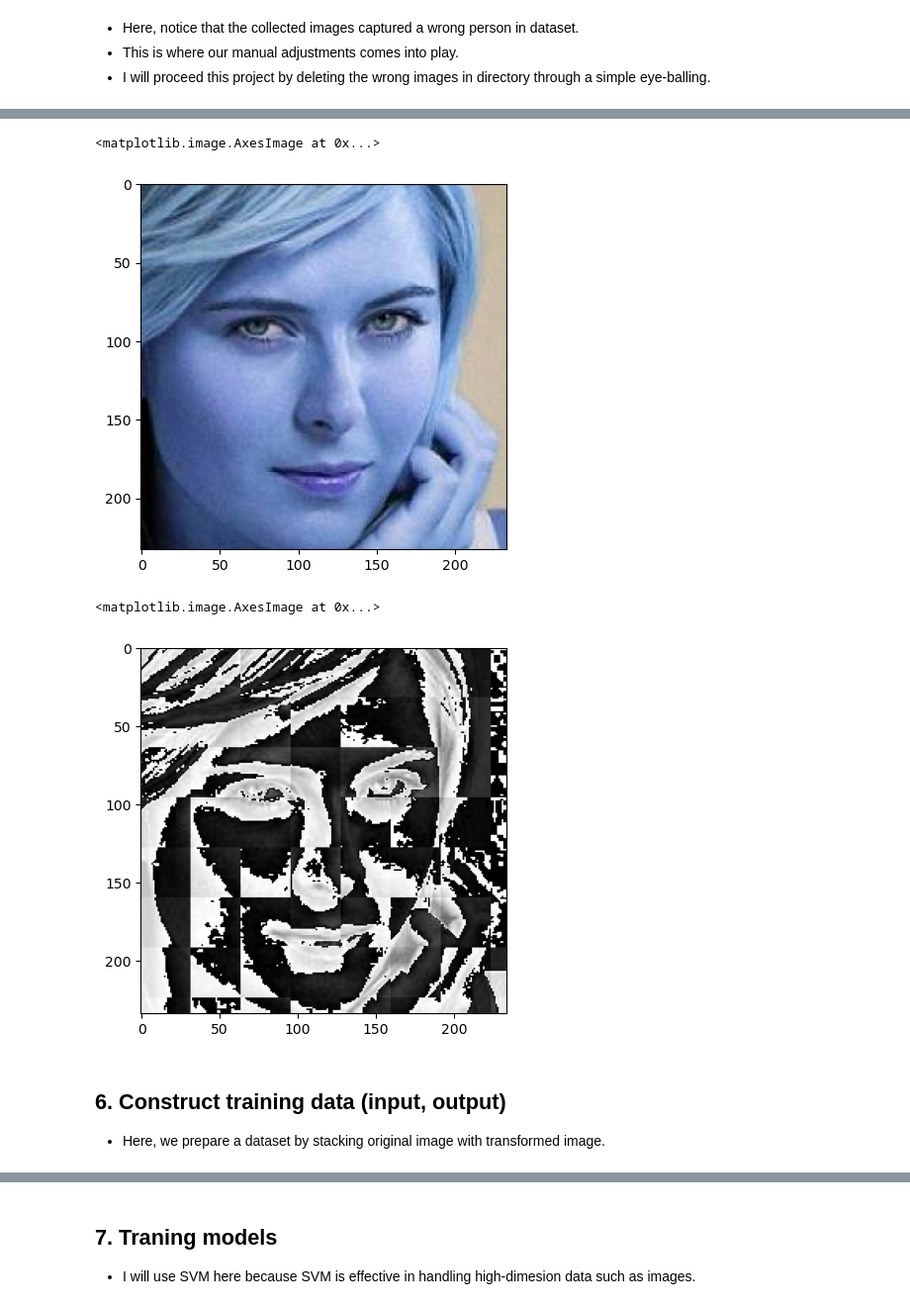
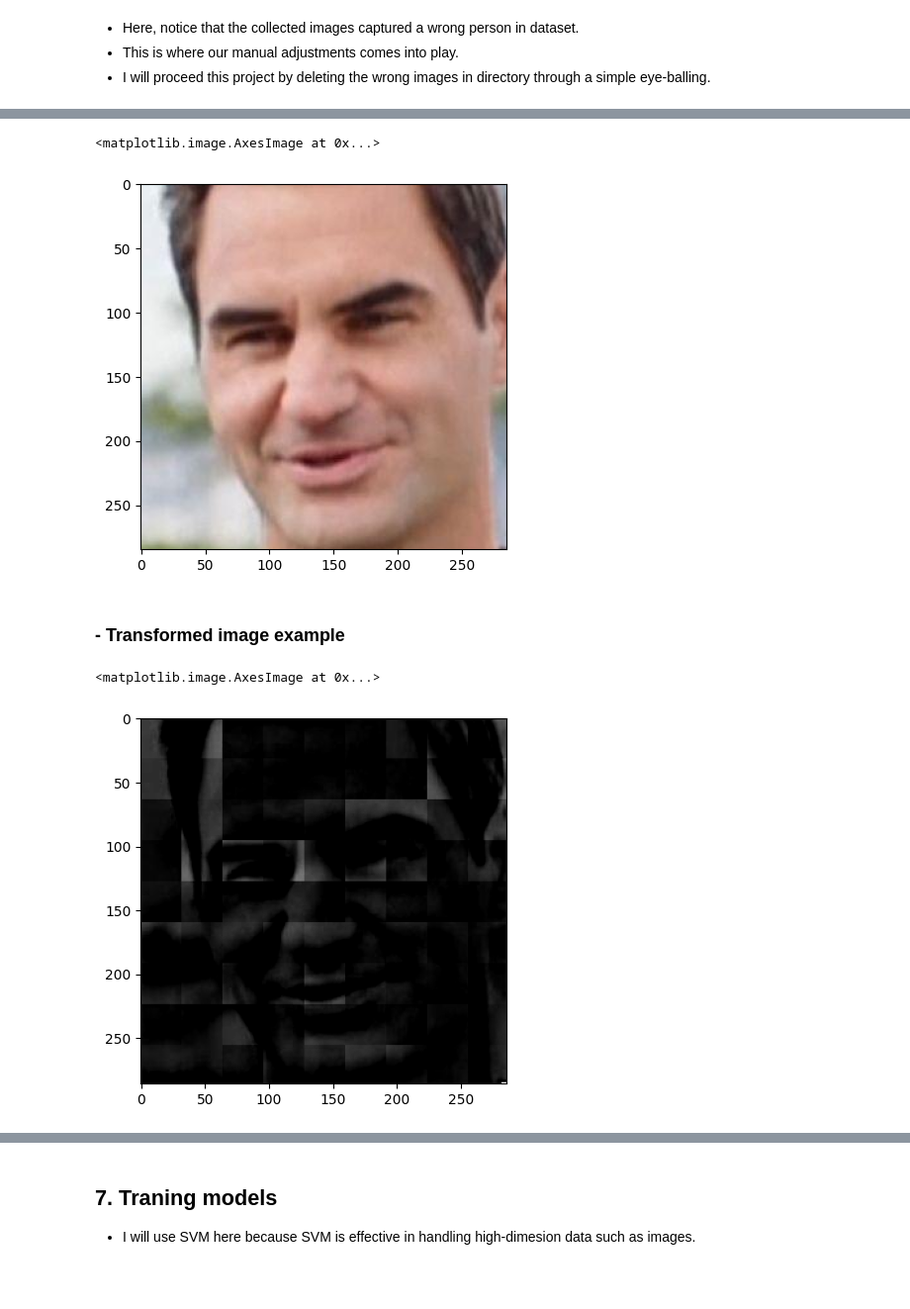
Before and after one commit to tlduf03/ATP_Player_Classification, a Jupyter notebook: model/athletes_classifier_model.ipynb, the cells around one changed output, grey strips where cells are left out. Shown at 99% size. Cells and saved outputs as stored; diff of their text form; code cells hidden in the pictures; blank space fills up the shorter version.

Commit message:
Documents, Model Training

```diff
--- a/model/athletes_classifier_model.ipynb
+++ b/model/athletes_classifier_model.ipynb
@@ -138,5 +470,0 @@ for entry in os.scandir(path_to_data):
-# %%
-img_dirs
-img_dirs.remove('./images_dataset/.ipynb_checkpoints')
-img_dirs.remove('./images_dataset/cropped')
-img_dirs
@@ -157,18 +493,20 @@ os.makedirs(path_to_cr_data)
 # %%
+#For both 2 eyes detected
 cropped_img_dirs=[]
 celebrity_file_name_dict = {}
 
 for img_dir in img_dirs:
-    count = 1
+    count = 0
     name = img_dir.split('/')[-1]
     celebrity_file_name_dict[name] = []
-#     print(name)
-#     print(img_dir)
+
     for entry in os.scandir(img_dir):
 #         print(entry.path)
         if 'DS' in entry.path:
             continue
         roi_color = get_cropped_image_if_2_eyes(entry.path)
+
+        #if valid image for 2 eyes
         if roi_color is not None:
             cropped_folder = path_to_cr_data + name
             if not os.path.exists(cropped_folder):
@@ -191,7 +566,7 @@ Generating cropped images in folder:  ./images_dataset/cropped/roger_federer
 # %% [markdown]
 ### Examples of collected images
 # %%
-#Lionel messi example
-img1 = cv2.imread(celebrity_file_name_dict['lionel_messi'][0])
+#Roger_Federer example
+img1 = cv2.imread(celebrity_file_name_dict['Roger_Federer'][0])
 plt.imshow(cv2.cvtColor(img1, cv2.COLOR_BGR2RGB))
 # %% [output]
@@ -200,6 +575,6 @@ plt.imshow(cv2.cvtColor(img1, cv2.COLOR_BGR2RGB))
 # %%
-#Sharapova example
-img1 = cv2.imread(celebrity_file_name_dict['maria_sharapova'][20])
-plt.imshow(cv2.cvtColor(img1, cv2.COLOR_BGR2RGB))
+#Stan Wawrinka example
+img2 = cv2.imread(celebrity_file_name_dict['Stan_Wawrinka'][10])
+plt.imshow(cv2.cvtColor(img2, cv2.COLOR_BGR2RGB))
 # %% [output]
 <matplotlib.image.AxesImage at 0x...>
@@ -236,16 +619,15 @@ def w2d(img, mode='haar', level=1):
 
     return imArray_H
 # %%
-plt.imshow(cropped_img, cmap='gray')
+plt.imshow(cv2.cvtColor(img1, cv2.COLOR_RGB2BGR), cmap='gray')
 # %% [output]
 <matplotlib.image.AxesImage at 0x...>
-[figure, old version]
+[figure, new version]
+# %% [markdown]
+### - Transformed image example
 # %%
-img_har = w2d(cropped_img,'db1', 5)
+img_har = w2d(img1,'db1', 5)
 plt.imshow(img_har, cmap='gray')
 # %% [output]
 <matplotlib.image.AxesImage at 0x...>
-[figure, old version]
+[figure, new version]
-# %% [markdown]
-## 6. Construct training data (input, output)
-- Here, we prepare a dataset by stacking original image with transformed image.
```
Also changed, not shown: parts of 101 cells of this notebook, 3 other files.
